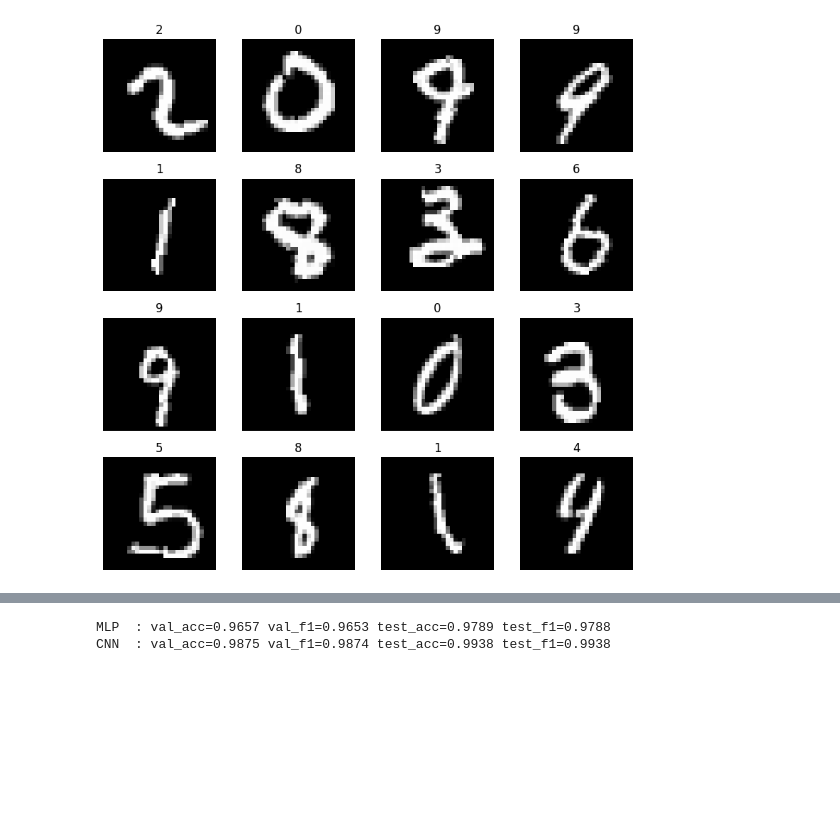
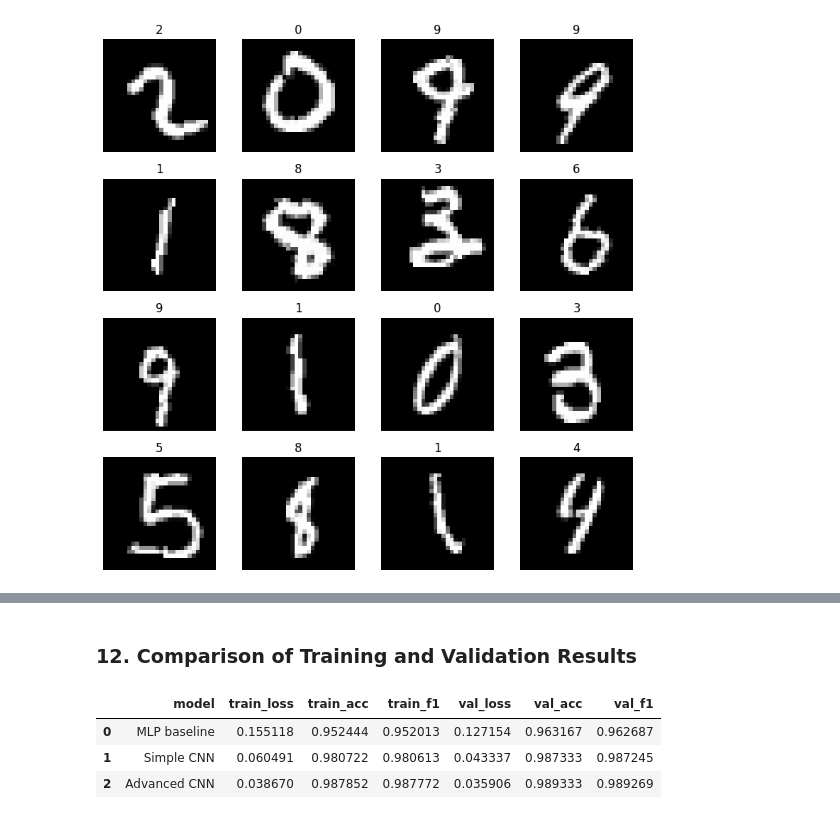
Before and after one commit to VinskiStjepan/AdvancedML, a Jupyter notebook: CNN_on_MNIST_Stjepan_Vinski.ipynb, the cells around one changed output, grey strips where cells are left out. Saved outputs shown, nothing was run; the diff lists cells and outputs as text; code cells hidden in the pictures; blank space fills up the shorter version.

```diff
--- a/CNN_on_MNIST_Stjepan_Vinski.ipynb
+++ b/CNN_on_MNIST_Stjepan_Vinski.ipynb
@@ -420,9 +452,25 @@ plot_history(cnn_hist, "CNN")
+# %% [markdown]
+### 12. Comparison of Training and Validation Results
 # %%
-# =========================
-# 10) Compare results (quick table)
-# =========================
-print(f"MLP  : val_acc={mlp_val_acc:.4f} val_f1={mlp_val_f1:.4f} test_acc={mlp_test_acc:.4f} test_f1={mlp_test_f1:.4f}")
-print(f"CNN  : val_acc={cnn_val_acc:.4f} val_f1={cnn_val_f1:.4f} test_acc={cnn_test_acc:.4f} test_f1={cnn_test_f1:.4f}")
+def last(hist, key):
+    return hist[key][-1]
+
+rows = [
+    {"model": "MLP baseline", "train_loss": last(mlp_hist, "train_loss"),
+     "train_acc": last(mlp_hist, "train_acc"), "train_f1": last(mlp_hist, "train_f1"),
+     "val_loss": last(mlp_hist, "val_loss"), "val_acc": last(mlp_hist, "val_acc"), "val_f1": last(mlp_hist, "val_f1")},
+    {"model": "Simple CNN", "train_loss": last(cnn_hist, "train_loss"),
+     "train_acc": last(cnn_hist, "train_acc"), "train_f1": last(cnn_hist, "train_f1"),
+     "val_loss": last(cnn_hist, "val_loss"), "val_acc": last(cnn_hist, "val_acc"), "val_f1": last(cnn_hist, "val_f1")},
+    {"model": "Advanced CNN", "train_loss": last(adv_hist, "train_loss"),
+     "train_acc": last(adv_hist, "train_acc"), "train_f1": last(adv_hist, "train_f1"),
+     "val_loss": last(adv_hist, "val_loss"), "val_acc": last(adv_hist, "val_acc"), "val_f1": last(adv_hist, "val_f1")},
+]
+
+df = pd.DataFrame(rows)
+df
 # %% [output]
-MLP  : val_acc=0.9657 val_f1=0.9653 test_acc=0.9789 test_f1=0.9788
-CNN  : val_acc=0.9875 val_f1=0.9874 test_acc=0.9938 test_f1=0.9938
+|  | model | train_loss | train_acc | train_f1 | val_loss | val_acc | val_f1 |
+| 0 | MLP baseline | 0.155118 | 0.952444 | 0.952013 | 0.127154 | 0.963167 | 0.962687 |
+| 1 | Simple CNN | 0.060491 | 0.980722 | 0.980613 | 0.043337 | 0.987333 | 0.987245 |
+| 2 | Advanced CNN | 0.038670 | 0.987852 | 0.987772 | 0.035906 | 0.989333 | 0.989269 |
```
Also changed, not shown: parts of 26 cells of this notebook, 1 other file.
